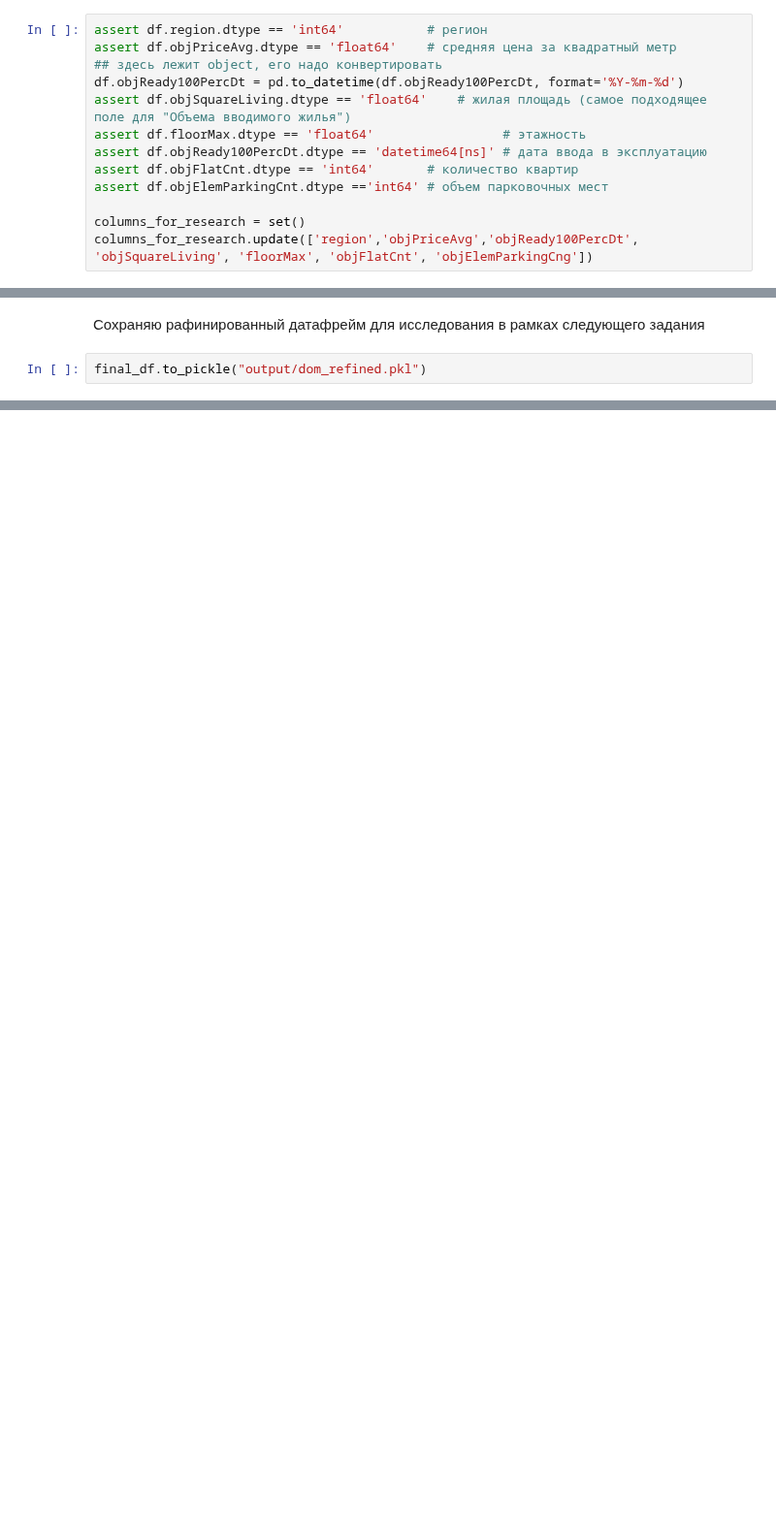
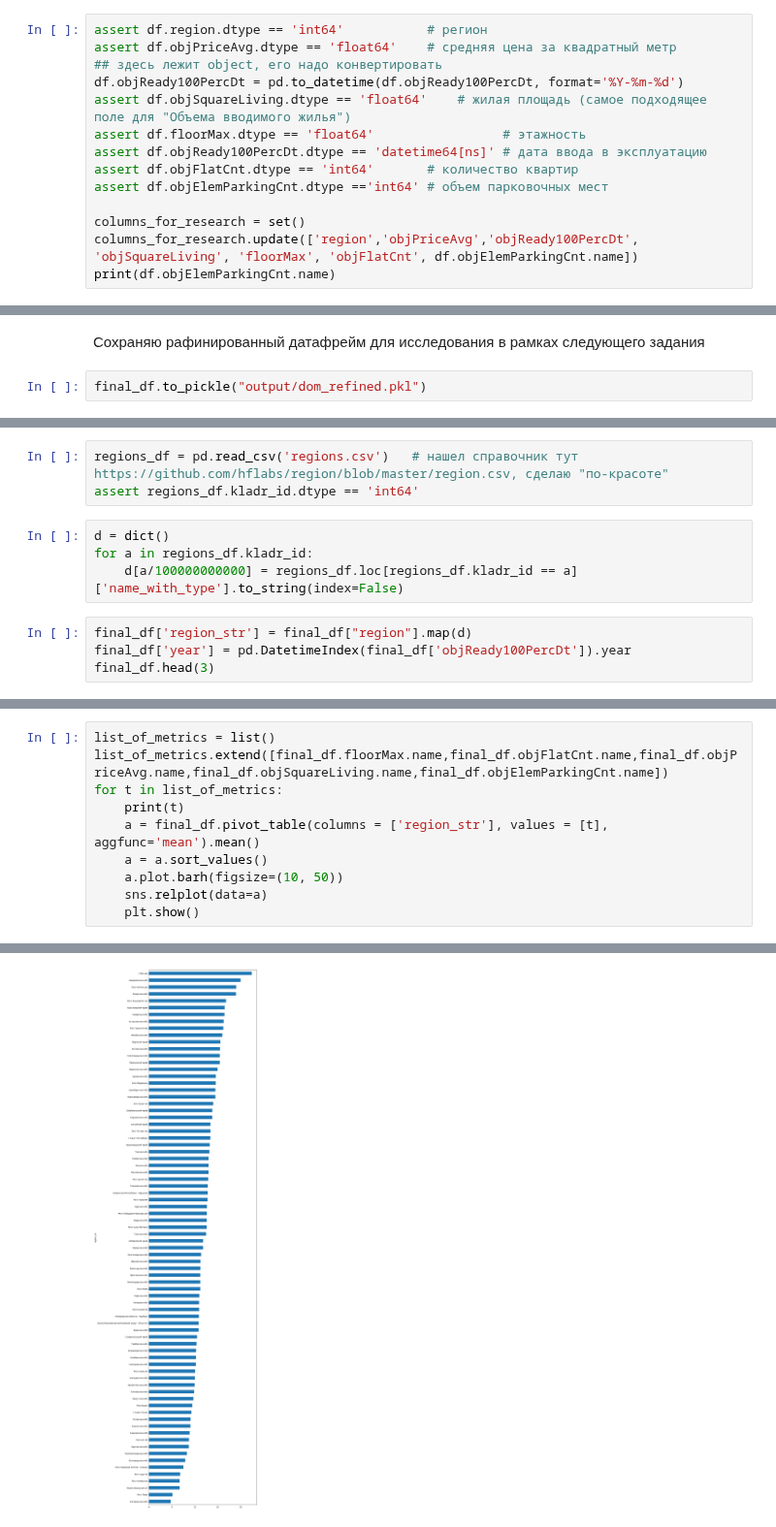
Before and after one commit to maxt/ds-practise, a Jupyter notebook: homework_02.ipynb, the cells around one changed output, grey strips where cells are left out. Shown at 97% size. Drawn from its saved outputs; the diff is of its cells as text; blank space fills up the shorter version.

```diff
--- a/homework_02.ipynb
+++ b/homework_02.ipynb
@@ -33,5 +35,6 @@ assert df.objFlatCnt.dtype == 'int64'       # количество кварти
 assert df.objElemParkingCnt.dtype =='int64' # объем парковочных мест
 
 columns_for_research = set()
-columns_for_research.update(['region','objPriceAvg','objReady100PercDt', 'objSquareLiving', 'floorMax', 'objFlatCnt', 'objElemParkingCng'])
+columns_for_research.update(['region','objPriceAvg','objReady100PercDt', 'objSquareLiving', 'floorMax', 'objFlatCnt', df.objElemParkingCnt.name])
+print(df.objElemParkingCnt.name)
 # %% [output]
@@ -119,0 +114,11 @@ final_df.to_pickle("output/dom_refined.pkl")
+# %%
+regions_df = pd.read_csv('regions.csv')   # нашел справочник тут https://github.com/hflabs/region/blob/master/region.csv, сделаю "по-красоте"
+assert regions_df.kladr_id.dtype == 'int64'
+# %%
+d = dict()
+for a in regions_df.kladr_id:
+    d[a/100000000000] = regions_df.loc[regions_df.kladr_id == a]['name_with_type'].to_string(index=False)
+# %%
+final_df['region_str'] = final_df["region"].map(d)
+final_df['year'] = pd.DatetimeIndex(final_df['objReady100PercDt']).year
+final_df.head(3)
@@ -119,0 +176,11 @@ final_df.to_pickle("output/dom_refined.pkl")
+# %%
+list_of_metrics = list()
+list_of_metrics.extend([final_df.floorMax.name,final_df.objFlatCnt.name,final_df.objPriceAvg.name,final_df.objSquareLiving.name,final_df.objElemParkingCnt.name])
+for t in list_of_metrics:
+    print(t)
+    a = final_df.pivot_table(columns = ['region_str'], values = [t], aggfunc='mean').mean()
+    a = a.sort_values()
+    a.plot.barh(figsize=(10, 50))
+    sns.relplot(data=a)
+    plt.show()
+# %% [output]
@@ -119,0 +188 @@ final_df.to_pickle("output/dom_refined.pkl")
+[figure, added]
```
Also changed, not shown: parts of 15 cells of this notebook, 3 other files.
